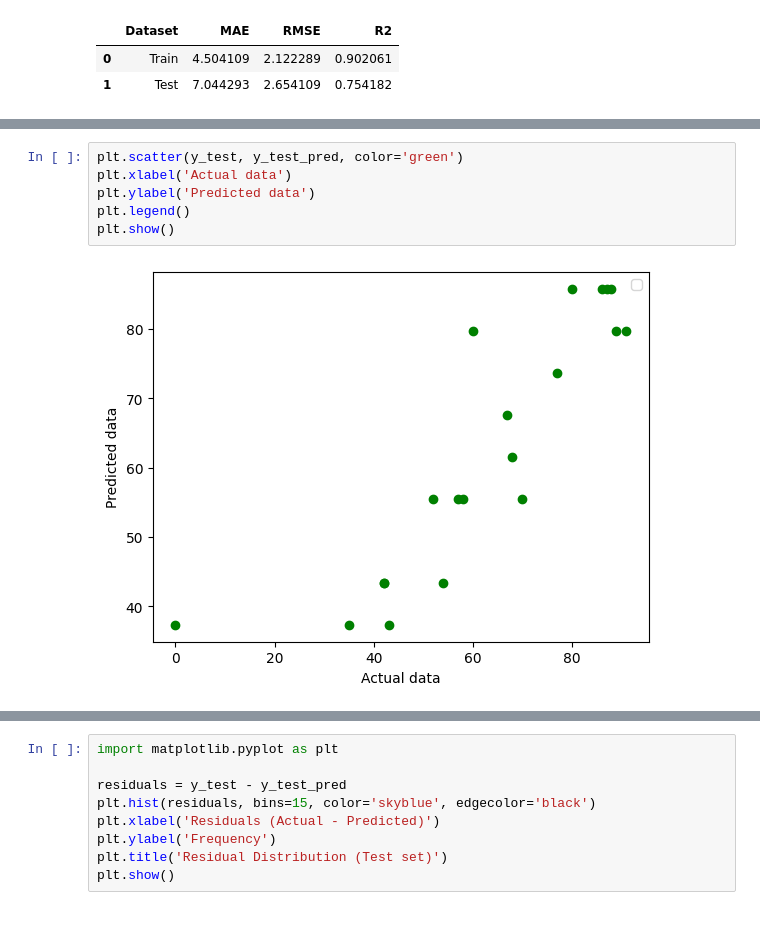
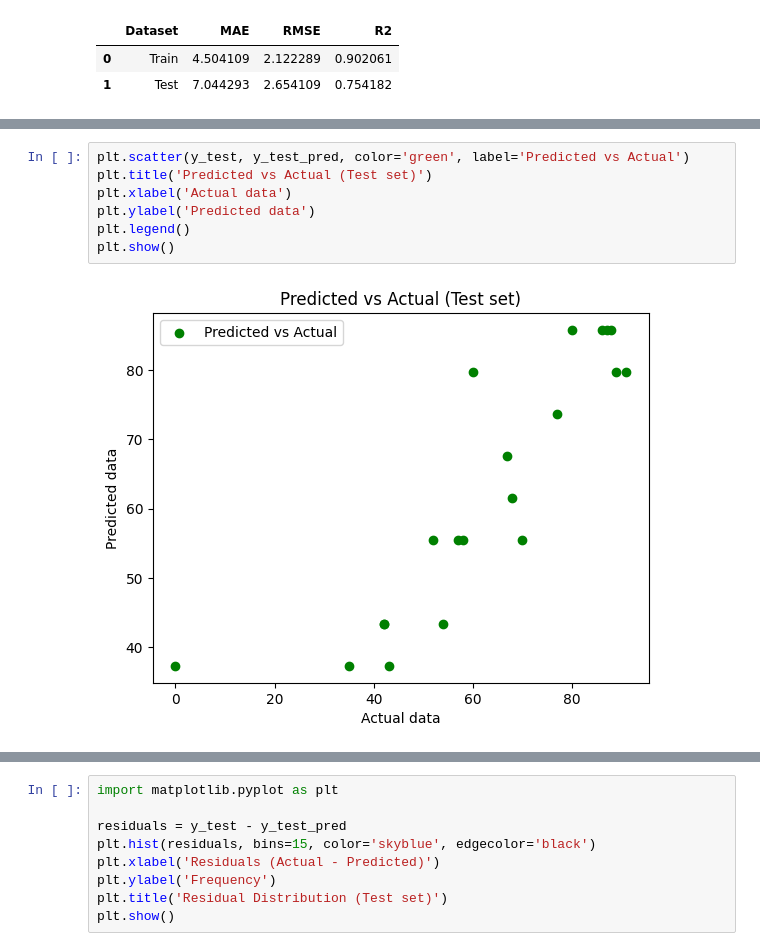
Before and after one commit to niyomugaboetiene/ml-tr-with-jupyter-notebook, a Jupyter notebook: Linear_regressionMini_project/model.ipynb, the cells around one changed output, grey strips where cells are left out. Cells and saved outputs as stored; diff of their text form; blank space fills up the shorter version.

```diff
--- a/Linear_regressionMini_project/model.ipynb
+++ b/Linear_regressionMini_project/model.ipynb
@@ -216,11 +218,12 @@ plt.show()
 # %%
-plt.scatter(y_test, y_test_pred, color='green')
+plt.scatter(y_test, y_test_pred, color='green', label='Predicted vs Actual')
+plt.title('Predicted vs Actual (Test set)')
 plt.xlabel('Actual data')
 plt.ylabel('Predicted data')
 plt.legend()
 plt.show()
 # %% [output]
-[figure, old version]
+[figure, new version]
 # %%
 residuals = y_test - y_test_pred
 
```
Also changed, not shown: parts of 3 cells of this notebook.
